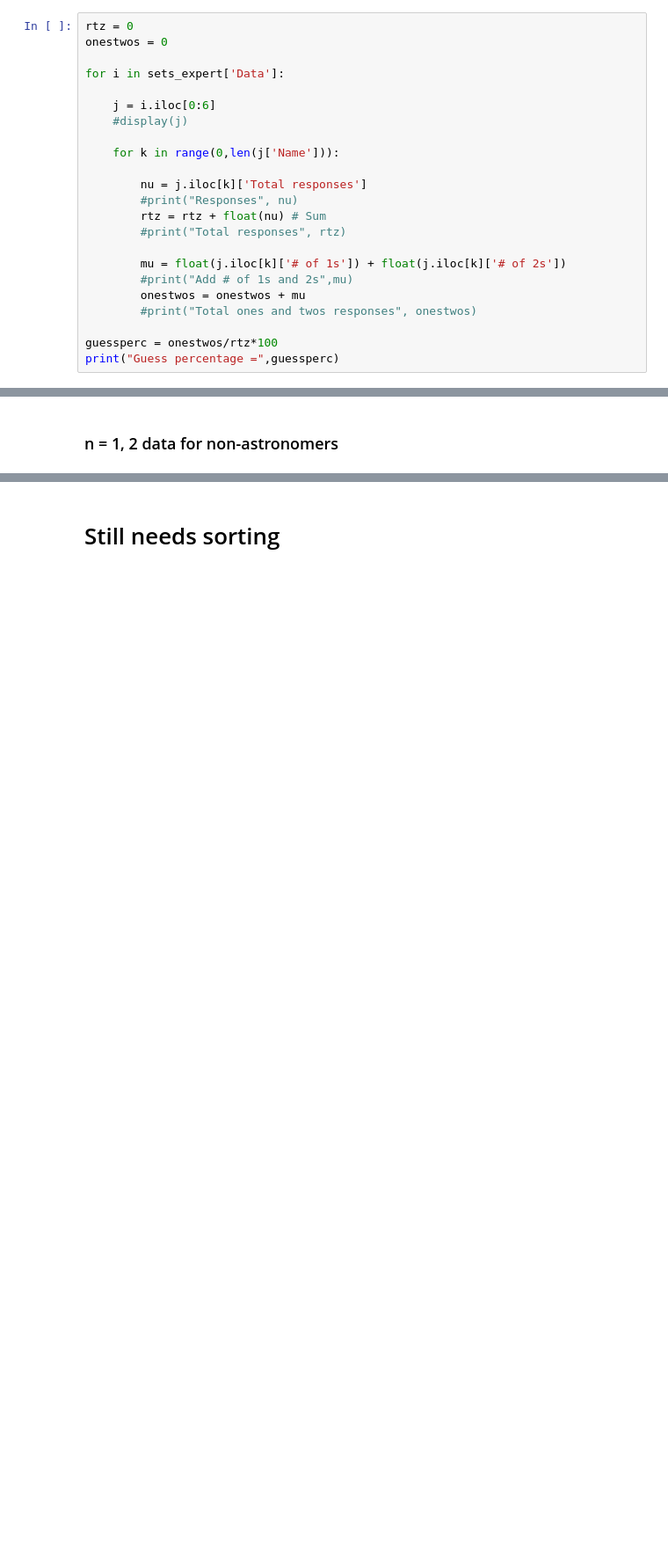
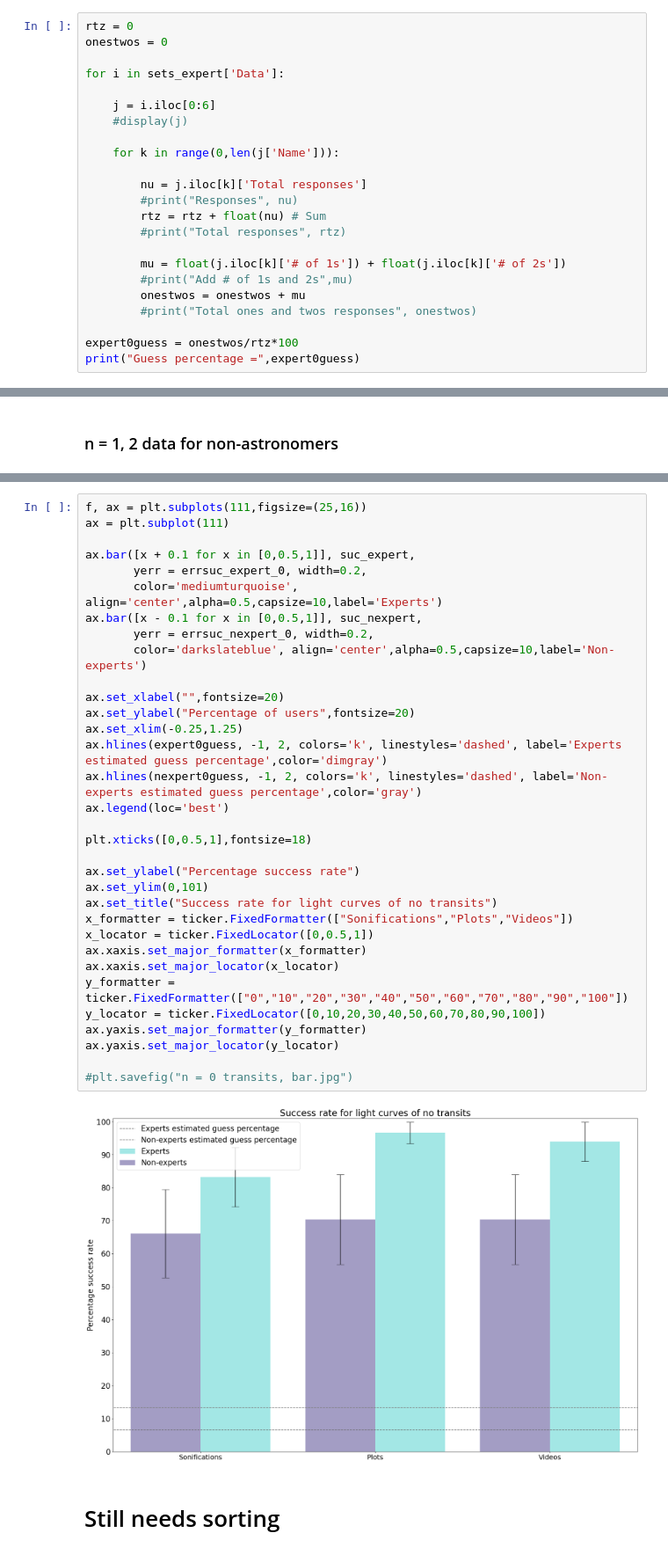
Before and after one commit to jacktuckerbrown/star-sound, a Jupyter notebook: analysis.ipynb, the cells around one changed output, grey strips where cells are left out. Shown at 88% size. Drawn from its saved outputs; the diff is of its cells as text; blank space fills up the shorter version.

```diff
--- a/analysis.ipynb
+++ b/analysis.ipynb
@@ -1108,8 +1108,8 @@ for i in sets_expert['Data']:
         onestwos = onestwos + mu
         #print("Total ones and twos responses", onestwos)
 
-guessperc = onestwos/rtz*100
-print("Guess percentage =",guessperc)
+expert0guess = onestwos/rtz*100
+print("Guess percentage =",expert0guess)
 # %% [output]
 Guess percentage = 6.615776081424936
 # %% [markdown]
@@ -1684,3 +1721,38 @@ See the caveats in the documentation: https://pandas.pydata.org/pandas-docs/stab
+# %%
+f, ax = plt.subplots(111,figsize=(25,16))
+ax = plt.subplot(111)
+
+ax.bar([x + 0.1 for x in [0,0.5,1]], suc_expert,
+       yerr = errsuc_expert_0, width=0.2,
+       color='mediumturquoise', align='center',alpha=0.5,capsize=10,label='Experts')
+ax.bar([x - 0.1 for x in [0,0.5,1]], suc_nexpert,
+       yerr = errsuc_nexpert_0, width=0.2,
+       color='darkslateblue', align='center',alpha=0.5,capsize=10,label='Non-experts')
+
+ax.set_xlabel("",fontsize=20)
+ax.set_ylabel("Percentage of users",fontsize=20)
+ax.set_xlim(-0.25,1.25)
+ax.hlines(expert0guess, -1, 2, colors='k', linestyles='dashed', label='Experts estimated guess percentage',color='dimgray')
+ax.hlines(nexpert0guess, -1, 2, colors='k', linestyles='dashed', label='Non-experts estimated guess percentage',color='gray')
+ax.legend(loc='best')
+
+plt.xticks([0,0.5,1],fontsize=18)
+
+ax.set_ylabel("Percentage success rate")
+ax.set_ylim(0,101)
+ax.set_title("Success rate for light curves of no transits")
+x_formatter = ticker.FixedFormatter(["Sonifications","Plots","Videos"])
+x_locator = ticker.FixedLocator([0,0.5,1])
+ax.xaxis.set_major_formatter(x_formatter)
+ax.xaxis.set_major_locator(x_locator)
+y_formatter = ticker.FixedFormatter(["0","10","20","30","40","50","60","70","80","90","100"])
+y_locator = ticker.FixedLocator([0,10,20,30,40,50,60,70,80,90,100])
+ax.yaxis.set_major_formatter(y_formatter)
+ax.yaxis.set_major_locator(y_locator)
+
+#plt.savefig("n = 0 transits, bar.jpg")
+# %% [output]
+[figure, added]
 # %% [markdown]
 # Still needs sorting
 # %% [markdown]
```
Also changed, not shown: parts of 13 cells of this notebook.
